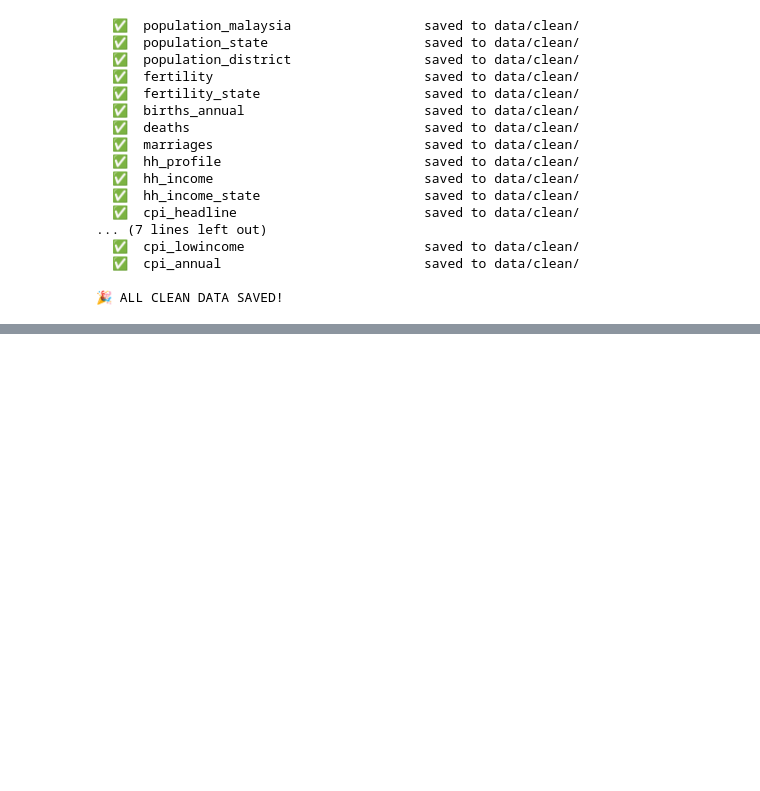
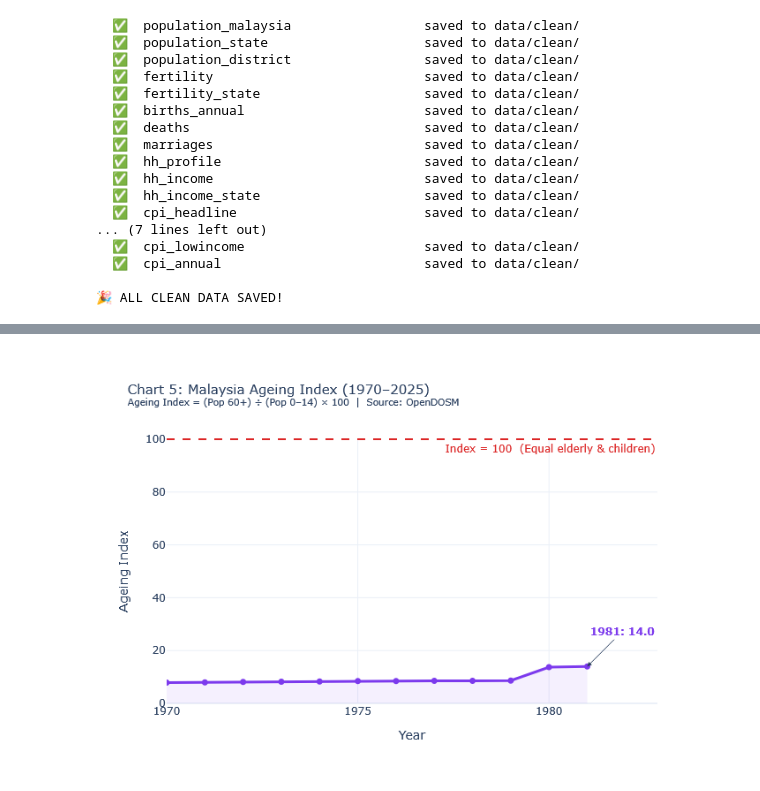
Before and after one commit to izbalqisdev/malaysia-socioeconomic-portfolio, a Jupyter notebook: notebooks/01_EDA_demographics.ipynb, the cells around one changed output, grey strips where cells are left out. Cells and saved outputs as stored; diff of their text form; code cells hidden in the pictures; blank space fills up the shorter version.

```diff
--- a/notebooks/01_EDA_demographics.ipynb
+++ b/notebooks/01_EDA_demographics.ipynb
@@ -735,0 +1189,99 @@ print('🎉 ALL CLEAN DATA SAVED!')
+# %%
+# ============================================================
+# CHART: Ageing Index (Derived Metric)
+# Ageing Index = (Population 60+) / (Population 0–14) × 100
+# Index > 100 means more elderly than children → aged nation
+# ============================================================
+
+import plotly.graph_objects as go
+
+pop_mx = pop_malaysia[
+    (pop_malaysia['sex'] == 'both') &
+    (pop_malaysia['ethnicity'] == 'overall') &
+    (pop_malaysia['age'] != 'overall')
+].copy()
+
+print(f"Year range in data: {pop_mx['year'].min()} – {pop_mx['year'].max()}")
+print(f"Total rows used: {len(pop_mx):,}")
+print(f"Age groups available: {sorted(pop_mx['age'].unique())}")
+
+young_ages   = ['0-4', '5-9', '10-14']
+elderly_ages = ['60-64', '65-69', '70-74', '75-79', '80+']
+
+young   = pop_mx[pop_mx['age'].isin(young_ages)].groupby('year')['population'].sum().reset_index()
+elderly = pop_mx[pop_mx['age'].isin(elderly_ages)].groupby('year')['population'].sum().reset_index()
+
+ageing = pd.merge(young, elderly, on='year', suffixes=('_young', '_elderly'))
+ageing['ageing_index'] = (ageing['population_elderly'] / ageing['population_young']) * 100
+ageing = ageing.sort_values('year')
+
+print('\nAgeing Index by year:')
+for _, row in ageing.iterrows():
+    flag = ' ⚠️  AGED' if row['ageing_index'] >= 100 else ''
+    print(f"  {int(row['year'])}: young={row['population_young']:>8,.0f}k | "
+          f"elderly={row['population_elderly']:>8,.0f}k | "
+          f"index={row['ageing_index']:>6.1f}{flag}")
+
+fig = go.Figure()
+
+fig.add_trace(go.Scatter(
+    x=ageing['year'],
+    y=ageing['ageing_index'],
+    mode='lines+markers',
+    line=dict(color='#7C3AED', width=3),
+    marker=dict(size=7),
+    fill='tozeroy',
+    fillcolor='rgba(124,58,237,0.08)',
+    name='Ageing Index',
+    hovertemplate='<b>%{x}</b><br>Ageing Index = %{y:.1f}<extra></extra>'
+))
+
+fig.add_hline(
+    y=100,
+    line_dash='dash',
+    line_color='#DC2626',
+    line_width=2,
+    annotation_text='Index = 100  (Equal elderly & children)',
+    annotation_position='bottom right',
+    annotation_font_color='#DC2626'
+)
+
+latest = ageing.iloc[-1]
+fig.add_annotation(
+    x=latest['year'],
+    y=latest['ageing_index'],
+    text=f"<b>{int(latest['year'])}: {latest['ageing_index']:.1f}</b>",
+    showarrow=True,
+    arrowhead=2,
+    ax=40, ay=-40,
+    font=dict(color='#7C3AED', size=12)
+)
+
+fig.update_layout(
+    title=dict(
+        text='Chart 5: Malaysia Ageing Index (1970–2025)<br>'
+             '<sup>Ageing Index = (Pop 60+) ÷ (Pop 0–14) × 100  |  Source: OpenDOSM</sup>',
+        font=dict(size=15)
+    ),
+    xaxis_title='Year',
+    yaxis_title='Ageing Index',
+    xaxis=dict(tickmode='linear', dtick=5),
+    template='plotly_white',
+    height=480,
+    hovermode='x unified'
+)
+
+import os
+os.makedirs('../outputs', exist_ok=True)
+fig.write_html('../outputs/chart05_ageing_index.html')
+fig.show()
+
+print('\n✅ Saved: outputs/chart05_ageing_index.html')
+print(f'\n📌 INSIGHT: Ageing Index ({int(latest["year"])}) = {latest["ageing_index"]:.1f}')
+if latest['ageing_index'] >= 100:
+    print('   🚨 Index ≥ 100 — Malaysia officially has MORE elderly than children!')
+    print('   This confirms Malaysia is transitioning into an AGEING NATION.')
+else:
+    remaining = 100 - latest['ageing_index']
+    print(f'   ⚠️  Approaching aged-nation threshold — only {remaining:.1f} points away from 100!')
+# %% [output]
@@ -735,0 +1305 @@ print('🎉 ALL CLEAN DATA SAVED!')
+[figure, added]
```
Also changed, not shown: parts of 16 cells of this notebook, 52 other files.
